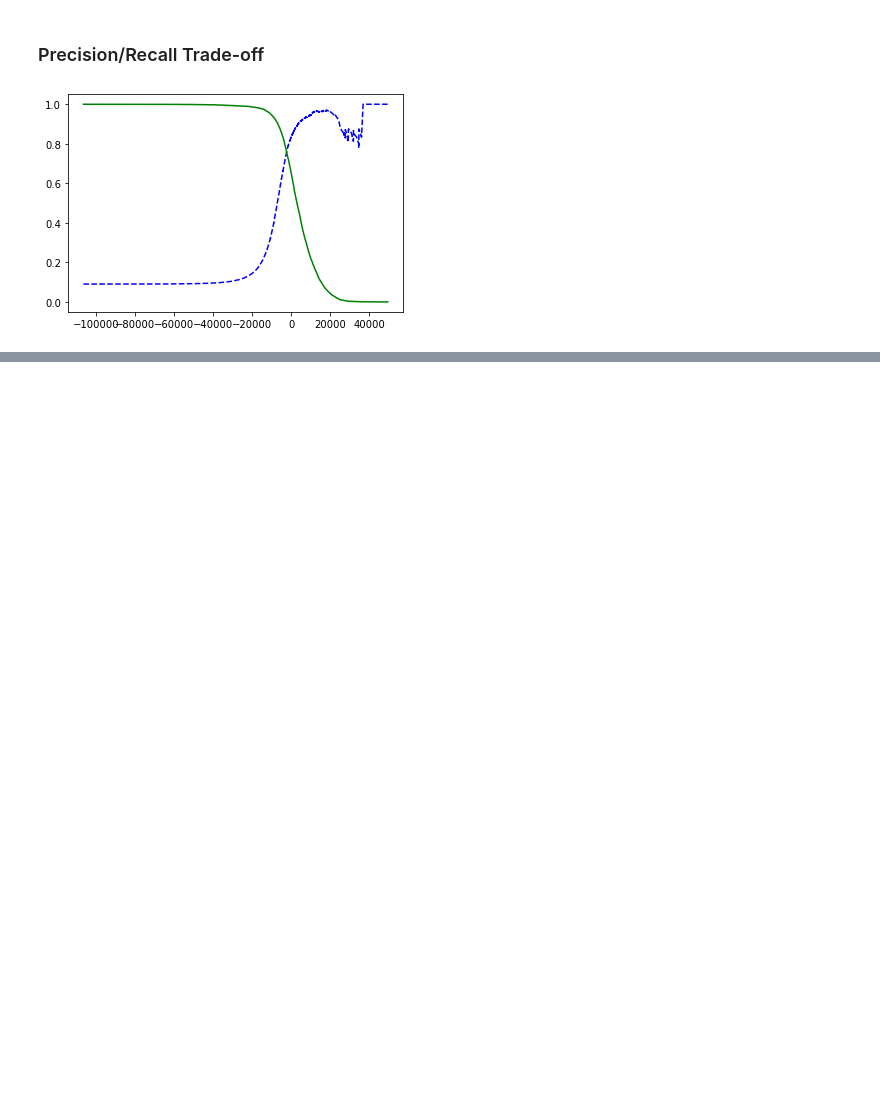
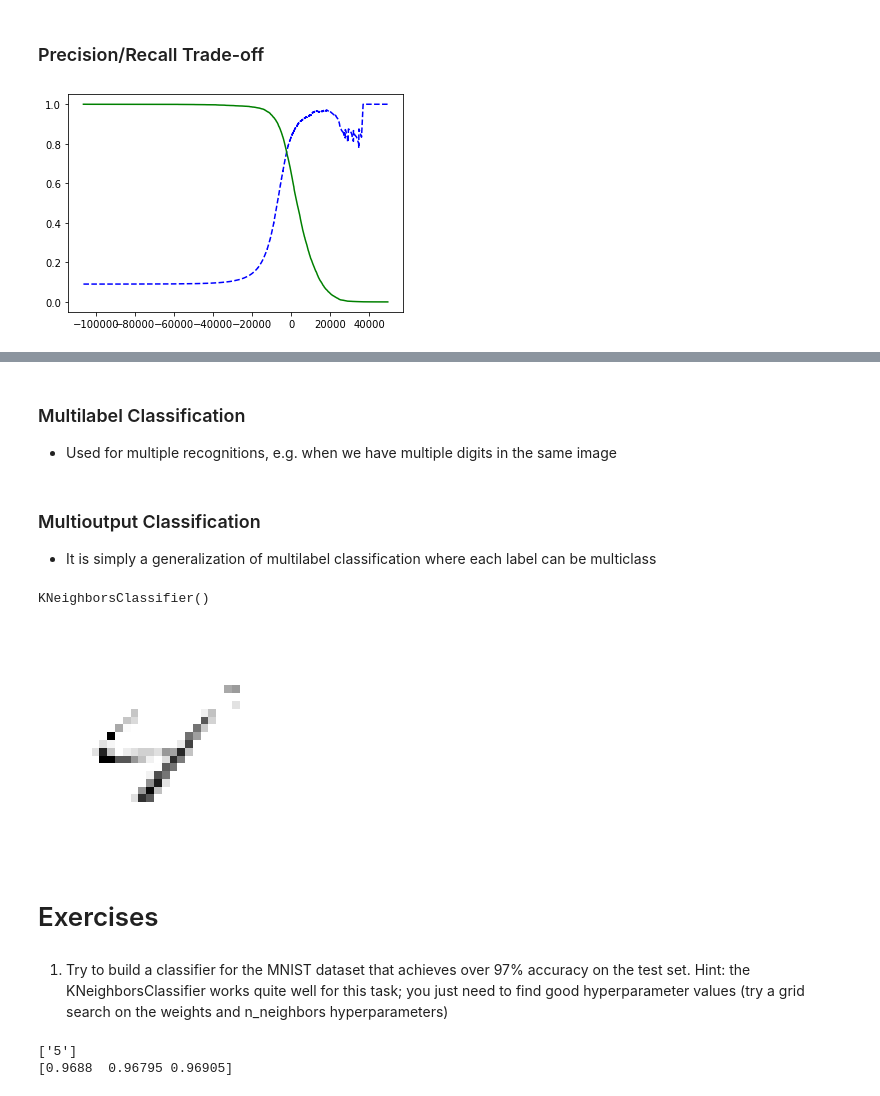
Before and after one commit to Daniele1209/Machine-Learning-Playground, a Jupyter notebook: HandWriting/hand_writing.ipynb, the cells around one changed output, grey strips where cells are left out. Cells and saved outputs as stored; diff of their text form; code cells hidden in the pictures; blank space fills up the shorter version.

```diff
--- a/HandWriting/hand_writing.ipynb
+++ b/HandWriting/hand_writing.ipynb
@@ -145,0 +223,3 @@ plt.show()
+# %% [markdown]
+### Multilabel Classification
+- Used for multiple recognitions, e.g. when we have multiple digits in the same image
@@ -145,0 +237,50 @@ plt.show()
+# %% [markdown]
+### Multioutput Classification
+- It is simply a generalization of multilabel classification where each label can be multiclass
+# %%
+# As an example we take noisy images from the dataset and output clean digits
+# Using NumPy’s randint() function
+
+noise = np.random.randint(0, 100, (len(X_train), 784))
+X_train_mod = X_train + noise
+noise = np.random.randint(0, 100, (len(X_test), 784))
+X_test_mod = X_test + noise
+y_train_mod = X_train
+y_test_mod = X_test
+# %%
+# Train a model using KNeighborsClassifier
+from sklearn.neighbors import KNeighborsClassifier
+
+knn_clf = KNeighborsClassifier()
+knn_clf.fit(X_train_mod, y_train_mod)
+# %% [output]
+KNeighborsClassifier()
+# %%
+# Now let's see the number
+
+clean_digit = knn_clf.predict([X_test_mod[420]])
+some_digit_image = clean_digit.reshape(28, 28)
+plt.imshow(some_digit_image, cmap="binary")
+plt.axis("off")
+plt.show()
+# %% [output]
+[figure, added]
+# %% [markdown]
+# Exercises
+# %% [markdown]
+1. Try to build a classifier for the MNIST dataset that achieves over 97% accuracy
+on the test set. Hint: the KNeighborsClassifier works quite well for this task;
+you just need to find good hyperparameter values (try a grid search on the
+weights and n_neighbors hyperparameters)
+# %%
+from sklearn.neighbors import KNeighborsClassifier
+
+kn_classifier = KNeighborsClassifier(n_neighbors=5, weights='distance', algorithm='auto', leaf_size=30, p=2, metric='minkowski', metric_params=None, n_jobs=None)
+kn_classifier.fit(X_train, y_train)
+print(kn_classifier.predict([some_digit]))
+print(cross_val_score(kn_classifier, X_train, y_train, cv=3, scoring="accuracy"))
+
+# -> [0.9688  0.96795 0.96905] : close to 97%
+# %% [output]
+['5']
+[0.9688  0.96795 0.96905]
```
Also changed, not shown: parts of 15 cells of this notebook.
